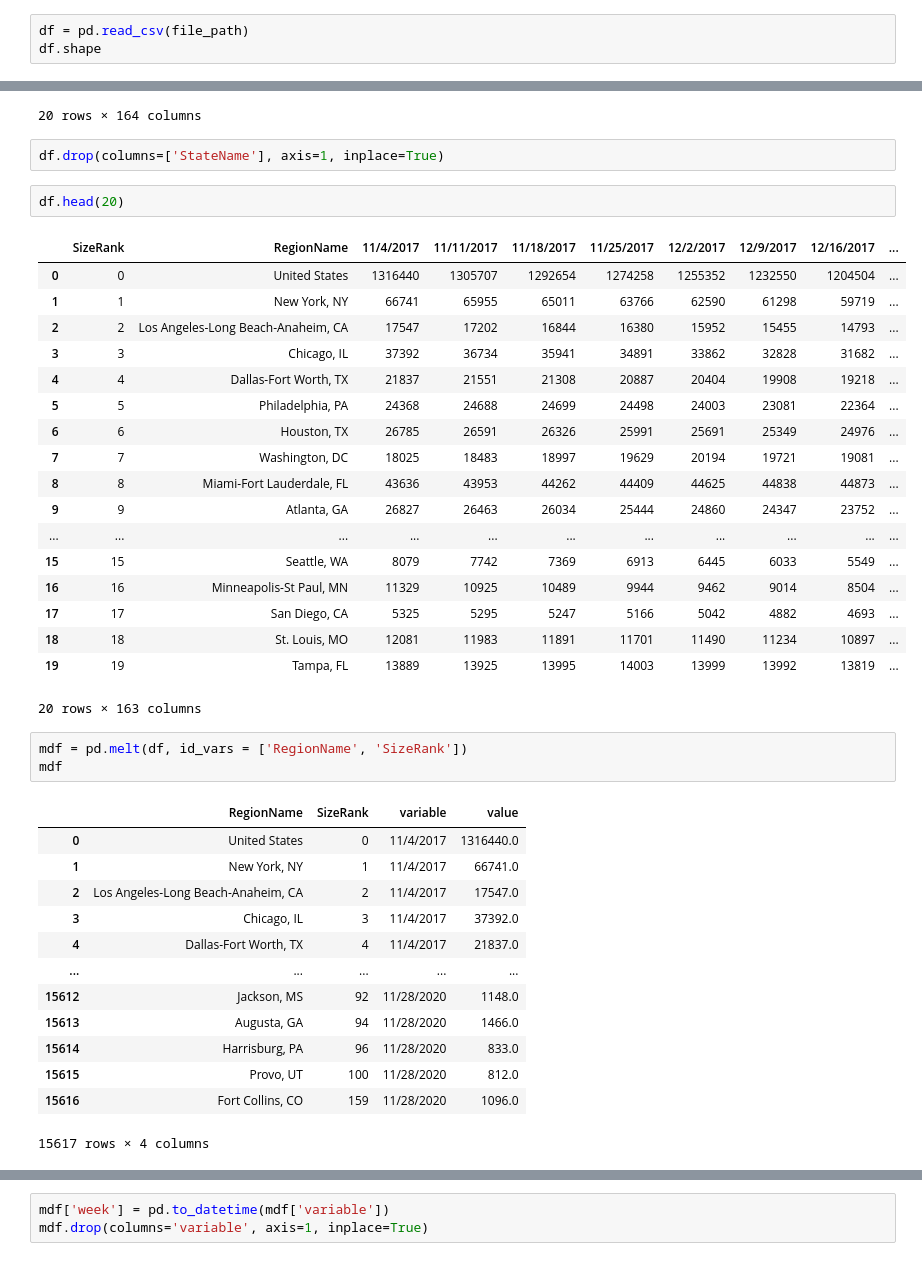
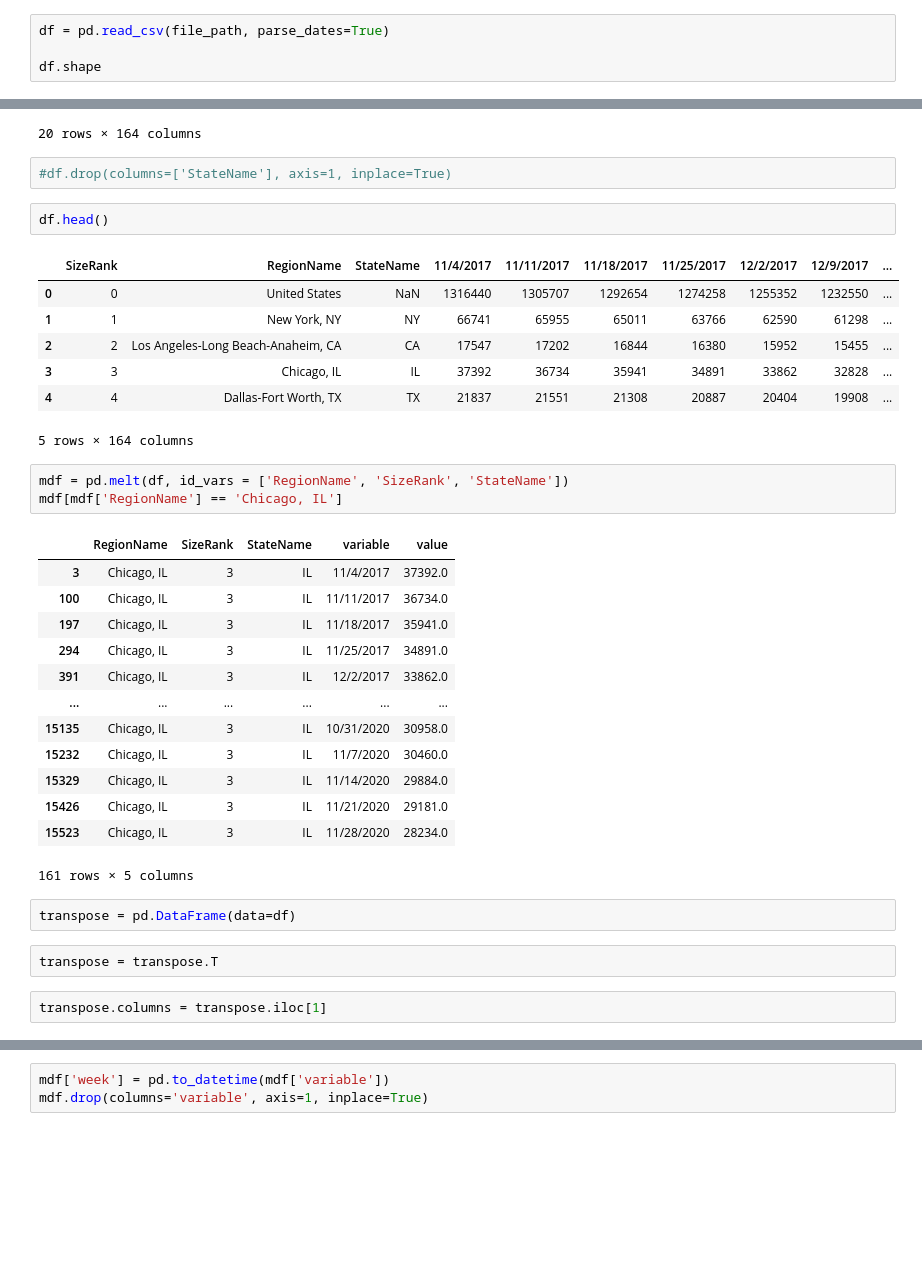
Before and after one commit to ricksolis/zillow-real_estate_data_cleaning, a Jupyter notebook: notebooks/1. Zillow-Inventory Sales -- Cleaning Data.ipynb, the cells around one changed output, grey strips where cells are left out. Cells and saved outputs as stored; diff of their text form; blank space fills up the shorter version.

Commit message:
cleaning up inventory data

```diff
--- a/notebooks/1. Zillow-Inventory_Sales -- Cleaning Data.ipynb
+++ b/notebooks/1. Zillow-Inventory Sales -- Cleaning Data.ipynb
@@ -17,6 +18,7 @@ os.listdir()
  'unused']
 # %%
-df = pd.read_csv(file_path)
+df = pd.read_csv(file_path, parse_dates=True)
+
 df.shape
 # %% [output]
 (97, 166)
@@ -82,42 +84,37 @@ df.head(20)
 | 19 | 19 | Tampa, FL | FL | 13889 | 13925 | 13995 | 14003 | 13999 | 13992 | ... |
 20 rows × 164 columns
 # %%
-df.drop(columns=['StateName'], axis=1, inplace=True)
+#df.drop(columns=['StateName'], axis=1, inplace=True)
 # %%
-df.head(20)
+df.head()
 # %% [output]
-|  | SizeRank | RegionName | 11/4/2017 | 11/11/2017 | 11/18/2017 | 11/25/2017 | 12/2/2017 | 12/9/2017 | 12/16/2017 | ... |
-| 0 | 0 | United States | 1316440 | 1305707 | 1292654 | 1274258 | 1255352 | 1232550 | 1204504 | ... |
-| 1 | 1 | New York, NY | 66741 | 65955 | 65011 | 63766 | 62590 | 61298 | 59719 | ... |
-| 2 | 2 | Los Angeles-Long Beach-Anaheim, CA | 17547 | 17202 | 16844 | 16380 | 15952 | 15455 | 14793 | ... |
-| 3 | 3 | Chicago, IL | 37392 | 36734 | 35941 | 34891 | 33862 | 32828 | 31682 | ... |
-| 4 | 4 | Dallas-Fort Worth, TX | 21837 | 21551 | 21308 | 20887 | 20404 | 19908 | 19218 | ... |
-| 5 | 5 | Philadelphia, PA | 24368 | 24688 | 24699 | 24498 | 24003 | 23081 | 22364 | ... |
-| 6 | 6 | Houston, TX | 26785 | 26591 | 26326 | 25991 | 25691 | 25349 | 24976 | ... |
-| 7 | 7 | Washington, DC | 18025 | 18483 | 18997 | 19629 | 20194 | 19721 | 19081 | ... |
-| 8 | 8 | Miami-Fort Lauderdale, FL | 43636 | 43953 | 44262 | 44409 | 44625 | 44838 | 44873 | ... |
-| 9 | 9 | Atlanta, GA | 26827 | 26463 | 26034 | 25444 | 24860 | 24347 | 23752 | ... |
-| ... | ... | ... | ... | ... | ... | ... | ... | ... | ... | ... |
-| 15 | 15 | Seattle, WA | 8079 | 7742 | 7369 | 6913 | 6445 | 6033 | 5549 | ... |
-| 16 | 16 | Minneapolis-St Paul, MN | 11329 | 10925 | 10489 | 9944 | 9462 | 9014 | 8504 | ... |
-| 17 | 17 | San Diego, CA | 5325 | 5295 | 5247 | 5166 | 5042 | 4882 | 4693 | ... |
-| 18 | 18 | St. Louis, MO | 12081 | 11983 | 11891 | 11701 | 11490 | 11234 | 10897 | ... |
-| 19 | 19 | Tampa, FL | 13889 | 13925 | 13995 | 14003 | 13999 | 13992 | 13819 | ... |
+|  | SizeRank | RegionName | StateName | 11/4/2017 | 11/11/2017 | 11/18/2017 | 11/25/2017 | 12/2/2017 | 12/9/2017 | ... |
+| 0 | 0 | United States | NaN | 1316440 | 1305707 | 1292654 | 1274258 | 1255352 | 1232550 | ... |
+| 1 | 1 | New York, NY | NY | 66741 | 65955 | 65011 | 63766 | 62590 | 61298 | ... |
+| 2 | 2 | Los Angeles-Long Beach-Anaheim, CA | CA | 17547 | 17202 | 16844 | 16380 | 15952 | 15455 | ... |
+| 3 | 3 | Chicago, IL | IL | 37392 | 36734 | 35941 | 34891 | 33862 | 32828 | ... |
+| 4 | 4 | Dallas-Fort Worth, TX | TX | 21837 | 21551 | 21308 | 20887 | 20404 | 19908 | ... |
-20 rows × 163 columns
+5 rows × 164 columns
 # %%
-mdf = pd.melt(df, id_vars = ['RegionName', 'SizeRank'])
-mdf
+mdf = pd.melt(df, id_vars = ['RegionName', 'SizeRank', 'StateName'])
+mdf[mdf['RegionName'] == 'Chicago, IL']
 # %% [output]
-|  | RegionName | SizeRank | variable | value |
-| 0 | United States | 0 | 11/4/2017 | 1316440.0 |
-| 1 | New York, NY | 1 | 11/4/2017 | 66741.0 |
-| 2 | Los Angeles-Long Beach-Anaheim, CA | 2 | 11/4/2017 | 17547.0 |
-| 3 | Chicago, IL | 3 | 11/4/2017 | 37392.0 |
-| 4 | Dallas-Fort Worth, TX | 4 | 11/4/2017 | 21837.0 |
-| ... | ... | ... | ... | ... |
-| 15612 | Jackson, MS | 92 | 11/28/2020 | 1148.0 |
-| 15613 | Augusta, GA | 94 | 11/28/2020 | 1466.0 |
-| 15614 | Harrisburg, PA | 96 | 11/28/2020 | 833.0 |
-| 15615 | Provo, UT | 100 | 11/28/2020 | 812.0 |
-| 15616 | Fort Collins, CO | 159 | 11/28/2020 | 1096.0 |
+|  | RegionName | SizeRank | StateName | variable | value |
+| 3 | Chicago, IL | 3 | IL | 11/4/2017 | 37392.0 |
+| 100 | Chicago, IL | 3 | IL | 11/11/2017 | 36734.0 |
+| 197 | Chicago, IL | 3 | IL | 11/18/2017 | 35941.0 |
+| 294 | Chicago, IL | 3 | IL | 11/25/2017 | 34891.0 |
+| 391 | Chicago, IL | 3 | IL | 12/2/2017 | 33862.0 |
+| ... | ... | ... | ... | ... | ... |
+| 15135 | Chicago, IL | 3 | IL | 10/31/2020 | 30958.0 |
+| 15232 | Chicago, IL | 3 | IL | 11/7/2020 | 30460.0 |
+| 15329 | Chicago, IL | 3 | IL | 11/14/2020 | 29884.0 |
+| 15426 | Chicago, IL | 3 | IL | 11/21/2020 | 29181.0 |
+| 15523 | Chicago, IL | 3 | IL | 11/28/2020 | 28234.0 |
-15617 rows × 4 columns
+161 rows × 5 columns
+# %%
+transpose = pd.DataFrame(data=df)
+# %%
+transpose = transpose.T
+# %%
+transpose.columns = transpose.iloc[1]
```
Also changed, not shown: parts of 2 cells of this notebook, 1 other file.
